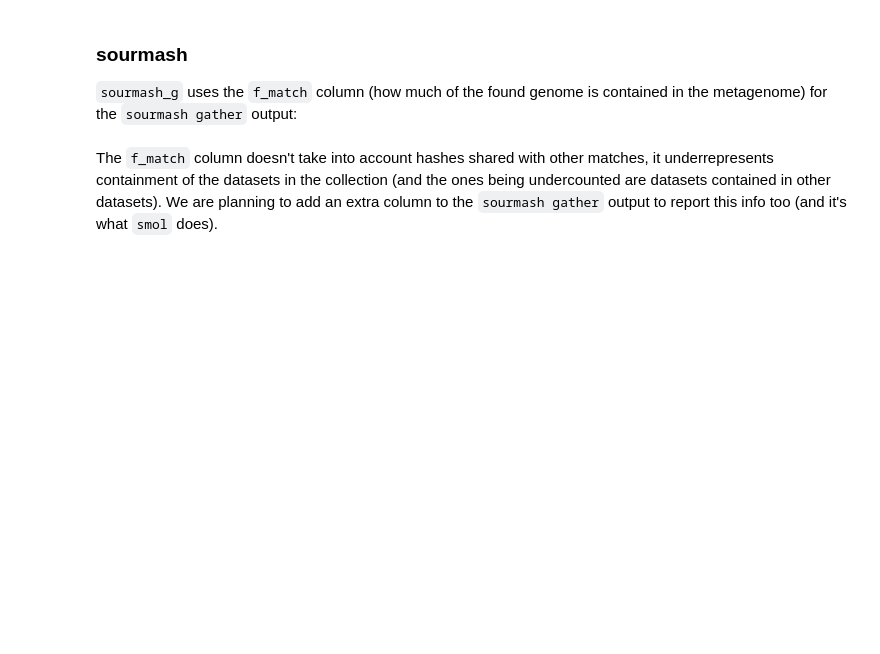
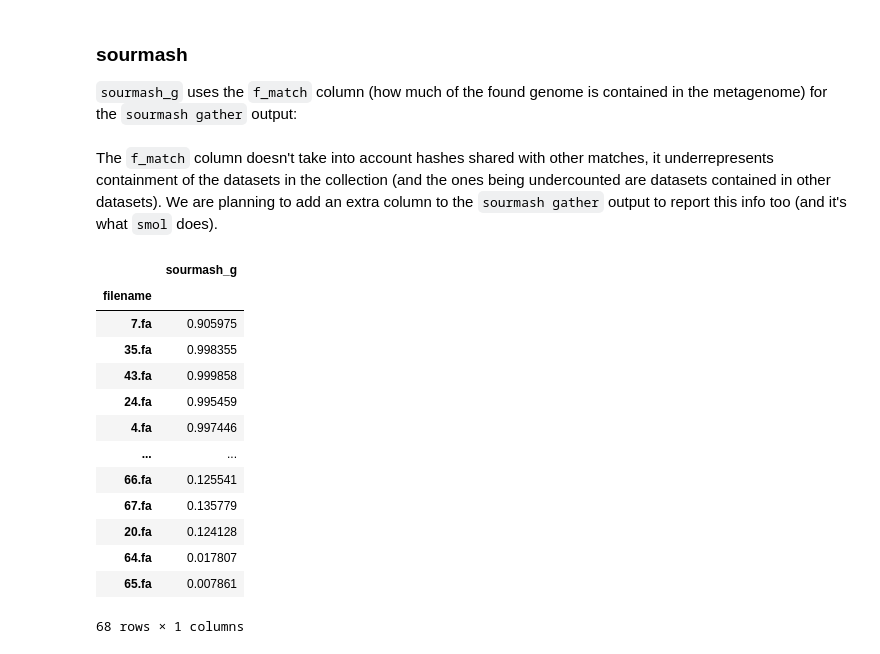
Before and after one commit to luizirber/phd, a Jupyter notebook: experiments/smol_gather/notebooks/gather.ipynb, the cells around one changed output. Saved outputs shown, nothing was run; the diff lists cells and outputs as text; code cells hidden in the pictures; blank space fills up the shorter version.

```diff
--- a/experiments/smol_gather/notebooks/gather.ipynb
+++ b/experiments/smol_gather/notebooks/gather.ipynb
@@ -32,3 +32,20 @@ sourmash_g["filename"] = sourmash_g["filename"].str.replace(
 sourmash_g.set_index("filename", inplace=True)
 # %% [markdown]
 The `f_match` column doesn't take into account hashes shared with other matches, it underrepresents containment of the datasets in the collection (and the ones being undercounted are datasets contained in other datasets). We are planning to add an extra column to the `sourmash gather` output to report this info too (and it's what `smol` does).
+# %%
+sourmash_g
+# %% [output]
+|  | sourmash_g |
+| filename |  |
+| 7.fa | 0.905975 |
+| 35.fa | 0.998355 |
+| 43.fa | 0.999858 |
+| 24.fa | 0.995459 |
+| 4.fa | 0.997446 |
+| ... | ... |
+| 66.fa | 0.125541 |
+| 67.fa | 0.135779 |
+| 20.fa | 0.124128 |
+| 64.fa | 0.017807 |
+| 65.fa | 0.007861 |
+68 rows × 1 columns
```
Also changed, not shown: 12 other files.
